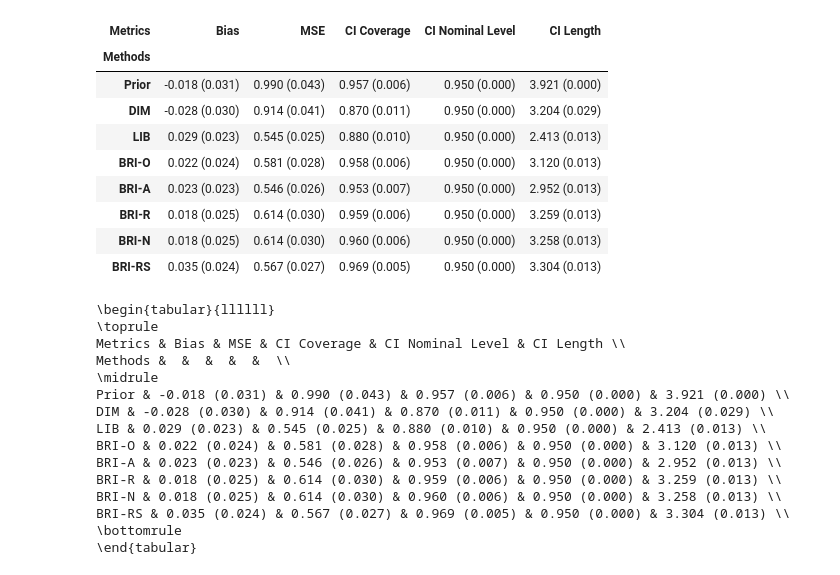
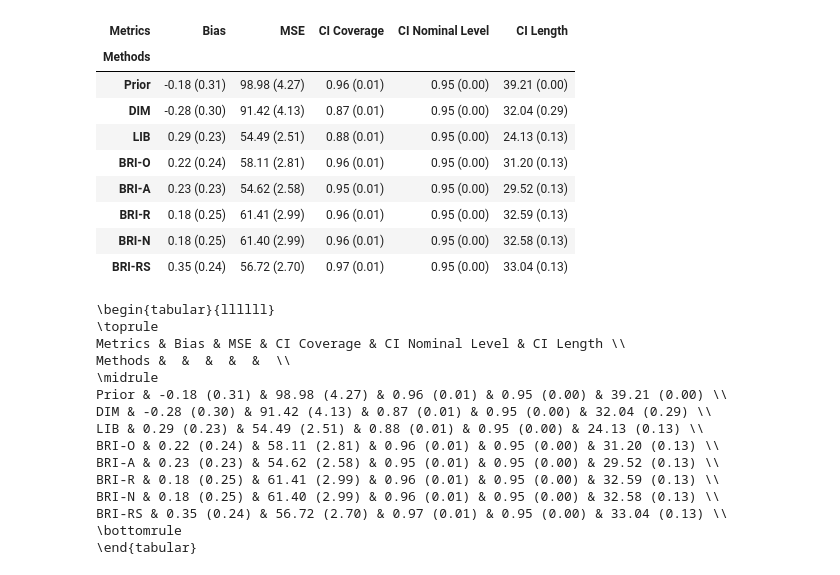
Before and after one commit to eastonhuch/bayesian-randomization-inference, a Jupyter notebook: discrete-stats-exact.ipynb, the cells around one changed output. Saved outputs shown, nothing was run; the diff lists cells and outputs as text; code cells hidden in the pictures.

```diff
--- a/discrete-stats-exact.ipynb
+++ b/discrete-stats-exact.ipynb
@@ -12,11 +12,11 @@ from shared.utils import print_se_parentheses, rank
 from shared.univariate import DiscretizedDist, PriorAnalyzer, RankSumAnalyzer, RoundedAnalyzer, NeighborhoodAnalyzer, BRIOneSidedAnalyzer, BRIAsympAnalyzer, DiffMeansAnalyzer, LIBDiffMeansAnalyzer
 config_plt()
 # %%
-theta_abs_lim = 5.
+theta_abs_lim = 50.
 theta_min = -theta_abs_lim
 theta_max = theta_abs_lim
-theta_inc = 0.001
-theta_vals = np.arange(theta_min, theta_max+0.00001, theta_inc)
+theta_inc = 0.01
+theta_vals = np.arange(theta_min, theta_max+0.0001, theta_inc)
 n_theta_vals = theta_vals.size
 alpha = 0.05
 n_each = 5
@@ -41,14 +41,14 @@ def sample_a(rng):
     return a_sample
 
 theta_rng = np.random.default_rng(seed=1)
-prior_dist = DiscretizedDist(norm(loc=0., scale=1.), theta_vals, theta_rng)
+prior_dist = DiscretizedDist(norm(loc=0., scale=10.), theta_vals, theta_rng)
 prior_analyzer = PriorAnalyzer("Prior", alpha, prior_dist)
 diff_mean_analyzer = DiffMeansAnalyzer("DIM", alpha, prior_dist)
 lib_analyzer = LIBDiffMeansAnalyzer("LIB", alpha, prior_dist)
-rounded_analyzer = RoundedAnalyzer("BRI-R", alpha, prior_dist, n_each, n_theta_vals, a_vals, 1)
+rounded_analyzer = RoundedAnalyzer("BRI-R", alpha, prior_dist, n_each, n_theta_vals, a_vals, 0)
 rank_sum_analyzer = RankSumAnalyzer("BRI-RS", alpha, prior_dist, n_each, n_theta_vals, a_vals)
-neighborhood_analyzer = NeighborhoodAnalyzer("BRI-N", alpha, prior_dist, n_each, n_theta_vals, a_vals, 0.05)
-bri_onesided_analyzer = BRIOneSidedAnalyzer("BRI-O", alpha, prior_dist, n_each, n_theta_vals, a_vals, 0.1)
+neighborhood_analyzer = NeighborhoodAnalyzer("BRI-N", alpha, prior_dist, n_each, n_theta_vals, a_vals, 0.5)
+bri_onesided_analyzer = BRIOneSidedAnalyzer("BRI-O", alpha, prior_dist, n_each, n_theta_vals, a_vals, 1.)
 bri_asymp_analyzer = BRIAsympAnalyzer("BRI-A", alpha, prior_dist)
 
 methods = [
@@ -68,10 +68,10 @@ n_methods = len(methods)
 data_rng = np.random.default_rng(seed=2)
 a_init = sample_a(data_rng)
 not_a_init = ~a_init
-y0_init = data_rng.normal(size=n) + data_rng.gamma(4., scale=0.25, size=n)
-y1_init = y0_init + 1. + data_rng.normal(size=n)
+y0_init = data_rng.normal(size=n, scale=10.) + data_rng.gamma(20./5., scale=5./2., size=n)
+y1_init = y0_init + 10. + data_rng.normal(size=n, scale=10.)
 ya_init = a_init*y1_init + not_a_init*y0_init
-true_theta = 1.
+true_theta = 10.
 y0 = ya_init - a_init*true_theta
 y1 = y0 + true_theta
 a = sample_a(data_rng)
@@ -88,7 +88,7 @@ diff_means_observed, diff_means = neighborhood_analyzer.get_stats(y, a, theta_va
 
 # Improbable theta
 fig, ax = get_fig_ax(figsize=figsize)
-theta_zero_idx = np.argmin(np.abs(theta_vals-4))
+theta_zero_idx = np.argmin(np.abs(theta_vals-40))
 counts, _, _, = ax.hist(diff_means[theta_zero_idx], bins=20, color=colors[0], label="$p(s | \\theta=0, \\mathbf{y_a})$")
 ax.axvline(diff_means_observed, color=colors[1], label="Observed")
 ax.set_xlabel("$s$")
@@ -121,7 +121,7 @@ neighborhood_probs = neighborhood_analyzer.get_posterior_probs(y, a, theta_vals)
 ax.plot(theta_vals, neighborhood_probs, label=neighborhood_analyzer.name)
 ax.set_xlabel("$\\theta$")
 ax.set_ylabel("Density")
-y_ticks = np.array([0., 0.2, 0.4, 0.6, 0.8, 1.])
+y_ticks = np.array([0., 0.02, 0.04, 0.06, 0.08, 0.1])
 y_max = np.max(y_ticks)
 y_ticklabels = np.array(["0", "0.2", "0.4", "0.6", "0.8", "1"])
 ax.set_ylim((0., y_max))
@@ -185,8 +185,8 @@ for i in trange(n_reps):
     # Generate data
     a_init = sample_a(data_rng)
     not_a_init = ~a_init
-    y0_init = data_rng.normal(size=n) + data_rng.gamma(4., scale=0.25, size=n)
-    y1_init = y0_init + 1. + data_rng.normal(size=n)
+    y0_init = data_rng.normal(size=n, scale=10.) + data_rng.gamma(20./5., scale=5./2., size=n)
+    y1_init = y0_init + 10. + data_rng.normal(size=n, scale=10.)
     ya_init = a_init*y1_init + not_a_init*y0_init
     true_theta_i = prior_dist.rvs()
     y0 = ya_init - a_init*true_theta_i
@@ -205,38 +205,38 @@ for i in trange(n_reps):
         nominal_coverage_rates[i, j] = cr
 # %%
 # Get mean and se
-def get_mean_and_se(x, digits=3, stars=False, alpha=0.05):
+def get_mean_and_se(x, digits=2, stars=False, alpha=0.05):
     mean = x.mean(axis=0)
     se = x.std(axis=0) / np.sqrt(x.shape[0])
     mean_se = print_se_parentheses(mean, se, digits=digits, stars=stars, alpha=alpha)
     return mean_se
 
 # Process results
 errors = (posterior_means.T - true_thetas).T
 errors2 = errors**2
 ci_covered = ((lower_bounds.T <= true_thetas) & (true_thetas <= upper_bounds.T)).T
 ci_length = upper_bounds - lower_bounds
 
 arrs_to_process = [errors, errors2, ci_covered, nominal_coverage_rates, ci_length]
 arrs_names_series = pd.Series(["Bias", "MSE", "CI Coverage", "CI Nominal Level", "CI Length"], name="Metrics")
 method_names_series = pd.Series(method_names, name="Methods")
 
 results_df = pd.DataFrame(
-    np.stack([get_mean_and_se(arr, digits=3) for arr in arrs_to_process]).T,
+    np.stack([get_mean_and_se(arr) for arr in arrs_to_process]).T,
     index=method_names_series,
     columns=arrs_names_series)
 results_df
 # %% [output]
 | Metrics | Bias | MSE | CI Coverage | CI Nominal Level | CI Length |
 | Methods |  |  |  |  |  |
-| Prior | -0.018 (0.031) | 0.990 (0.043) | 0.957 (0.006) | 0.950 (0.000) | 3.921 (0.000) |
-| DIM | -0.028 (0.030) | 0.914 (0.041) | 0.870 (0.011) | 0.950 (0.000) | 3.204 (0.029) |
-| LIB | 0.029 (0.023) | 0.545 (0.025) | 0.880 (0.010) | 0.950 (0.000) | 2.413 (0.013) |
-| BRI-O | 0.022 (0.024) | 0.581 (0.028) | 0.958 (0.006) | 0.950 (0.000) | 3.120 (0.013) |
-| BRI-A | 0.023 (0.023) | 0.546 (0.026) | 0.953 (0.007) | 0.950 (0.000) | 2.952 (0.013) |
-| BRI-R | 0.018 (0.025) | 0.614 (0.030) | 0.959 (0.006) | 0.950 (0.000) | 3.259 (0.013) |
-| BRI-N | 0.018 (0.025) | 0.614 (0.030) | 0.960 (0.006) | 0.950 (0.000) | 3.258 (0.013) |
-| BRI-RS | 0.035 (0.024) | 0.567 (0.027) | 0.969 (0.005) | 0.950 (0.000) | 3.304 (0.013) |
+| Prior | -0.18 (0.31) | 98.98 (4.27) | 0.96 (0.01) | 0.95 (0.00) | 39.21 (0.00) |
+| DIM | -0.28 (0.30) | 91.42 (4.13) | 0.87 (0.01) | 0.95 (0.00) | 32.04 (0.29) |
+| LIB | 0.29 (0.23) | 54.49 (2.51) | 0.88 (0.01) | 0.95 (0.00) | 24.13 (0.13) |
+| BRI-O | 0.22 (0.24) | 58.11 (2.81) | 0.96 (0.01) | 0.95 (0.00) | 31.20 (0.13) |
+| BRI-A | 0.23 (0.23) | 54.62 (2.58) | 0.95 (0.01) | 0.95 (0.00) | 29.52 (0.13) |
+| BRI-R | 0.18 (0.25) | 61.41 (2.99) | 0.96 (0.01) | 0.95 (0.00) | 32.59 (0.13) |
+| BRI-N | 0.18 (0.25) | 61.40 (2.99) | 0.96 (0.01) | 0.95 (0.00) | 32.58 (0.13) |
+| BRI-RS | 0.35 (0.24) | 56.72 (2.70) | 0.97 (0.01) | 0.95 (0.00) | 33.04 (0.13) |
 # %%
 print(results_df.to_latex())
 # %% [output]
@@ -245,14 +245,14 @@ print(results_df.to_latex())
 Metrics & Bias & MSE & CI Coverage & CI Nominal Level & CI Length \\
 Methods &  &  &  &  &  \\
 \midrule
-Prior & -0.018 (0.031) & 0.990 (0.043) & 0.957 (0.006) & 0.950 (0.000) & 3.921 (0.000) \\
-DIM & -0.028 (0.030) & 0.914 (0.041) & 0.870 (0.011) & 0.950 (0.000) & 3.204 (0.029) \\
-LIB & 0.029 (0.023) & 0.545 (0.025) & 0.880 (0.010) & 0.950 (0.000) & 2.413 (0.013) \\
-BRI-O & 0.022 (0.024) & 0.581 (0.028) & 0.958 (0.006) & 0.950 (0.000) & 3.120 (0.013) \\
-BRI-A & 0.023 (0.023) & 0.546 (0.026) & 0.953 (0.007) & 0.950 (0.000) & 2.952 (0.013) \\
-BRI-R & 0.018 (0.025) & 0.614 (0.030) & 0.959 (0.006) & 0.950 (0.000) & 3.259 (0.013) \\
-BRI-N & 0.018 (0.025) & 0.614 (0.030) & 0.960 (0.006) & 0.950 (0.000) & 3.258 (0.013) \\
-BRI-RS & 0.035 (0.024) & 0.567 (0.027) & 0.969 (0.005) & 0.950 (0.000) & 3.304 (0.013) \\
+Prior & -0.18 (0.31) & 98.98 (4.27) & 0.96 (0.01) & 0.95 (0.00) & 39.21 (0.00) \\
+DIM & -0.28 (0.30) & 91.42 (4.13) & 0.87 (0.01) & 0.95 (0.00) & 32.04 (0.29) \\
+LIB & 0.29 (0.23) & 54.49 (2.51) & 0.88 (0.01) & 0.95 (0.00) & 24.13 (0.13) \\
+BRI-O & 0.22 (0.24) & 58.11 (2.81) & 0.96 (0.01) & 0.95 (0.00) & 31.20 (0.13) \\
+BRI-A & 0.23 (0.23) & 54.62 (2.58) & 0.95 (0.01) & 0.95 (0.00) & 29.52 (0.13) \\
+BRI-R & 0.18 (0.25) & 61.41 (2.99) & 0.96 (0.01) & 0.95 (0.00) & 32.59 (0.13) \\
+BRI-N & 0.18 (0.25) & 61.40 (2.99) & 0.96 (0.01) & 0.95 (0.00) & 32.58 (0.13) \\
+BRI-RS & 0.35 (0.24) & 56.72 (2.70) & 0.97 (0.01) & 0.95 (0.00) & 33.04 (0.13) \\
 \bottomrule
 \end{tabular}
 # %%
```
Also changed, not shown: parts of 2 cells of this notebook, 6 other files.
